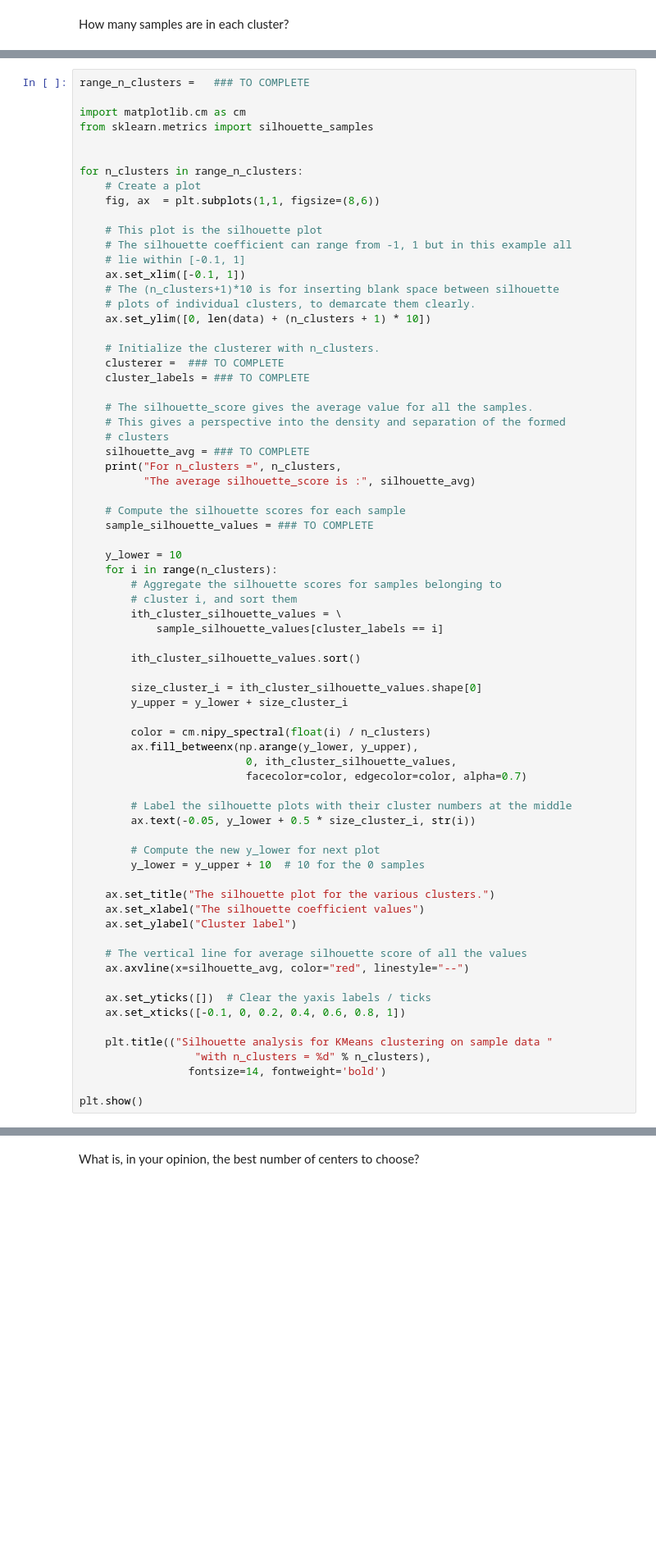
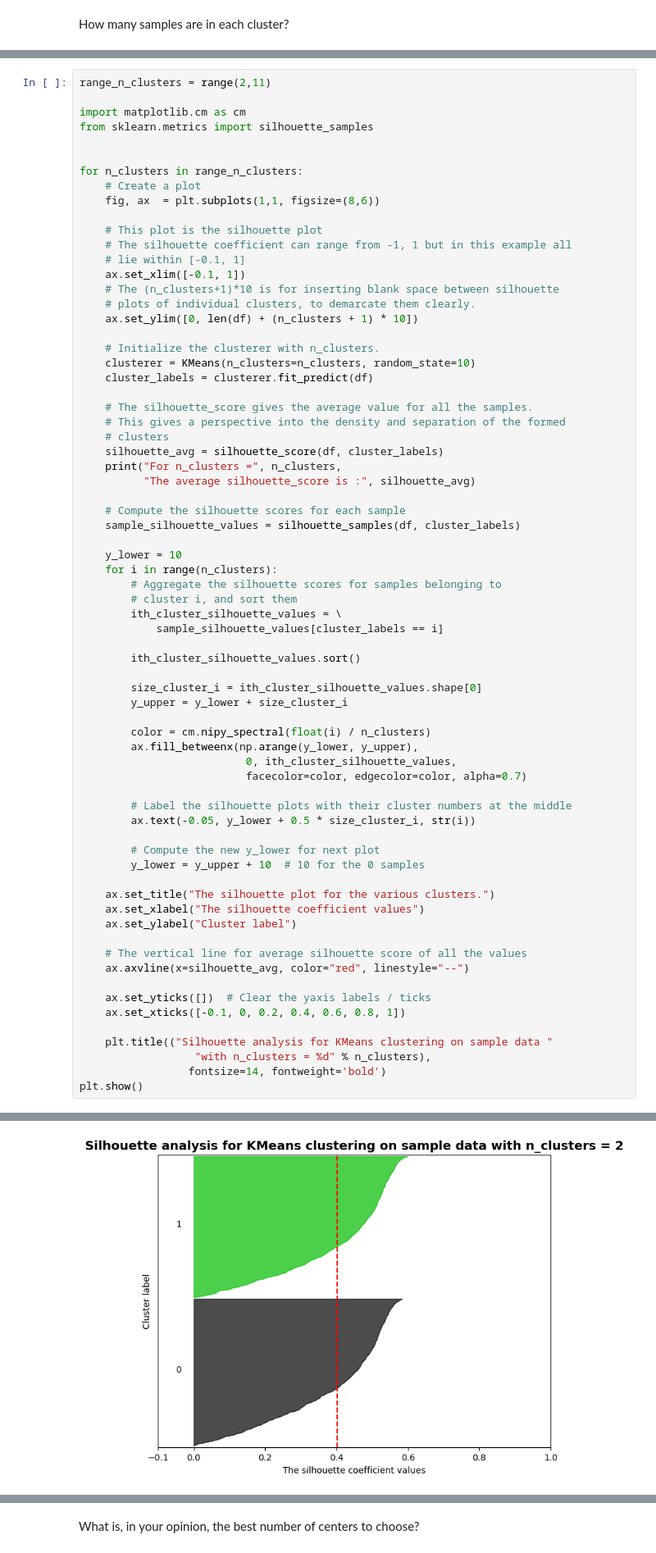
Before and after one commit to minhquangcao/PROJET_ANADON, a Jupyter notebook: TD2_3.ipynb, the cells around one changed output, grey strips where cells are left out. Shown at 82% size. Cells and saved outputs as stored; diff of their text form; blank space fills up the shorter version.

Commit message:
Finish Kmean and Hierarchical clustering

```diff
--- a/TD2_3.ipynb
+++ b/TD2_3.ipynb
@@ -240,7 +224,7 @@ Apply silhouette on a range from 2 to 10 centers, display the average silhouette
 
 Please note that the code below is NOT complete. Fill in the missing parts (they are indicated by ### TO COMPLETE)
 # %%
-range_n_clusters =   ### TO COMPLETE
+range_n_clusters = range(2,11)
 
 import matplotlib.cm as cm
 from sklearn.metrics import silhouette_samples
@@ -256,21 +240,21 @@ for n_clusters in range_n_clusters:
     ax.set_xlim([-0.1, 1])
     # The (n_clusters+1)*10 is for inserting blank space between silhouette
     # plots of individual clusters, to demarcate them clearly.
-    ax.set_ylim([0, len(data) + (n_clusters + 1) * 10])
+    ax.set_ylim([0, len(df) + (n_clusters + 1) * 10])
 
     # Initialize the clusterer with n_clusters.
-    clusterer =  ### TO COMPLETE
-    cluster_labels = ### TO COMPLETE
+    clusterer = KMeans(n_clusters=n_clusters, random_state=10)
+    cluster_labels = clusterer.fit_predict(df)
 
     # The silhouette_score gives the average value for all the samples.
     # This gives a perspective into the density and separation of the formed
     # clusters
-    silhouette_avg = ### TO COMPLETE
+    silhouette_avg = silhouette_score(df, cluster_labels)
     print("For n_clusters =", n_clusters,
           "The average silhouette_score is :", silhouette_avg)
 
     # Compute the silhouette scores for each sample
-    sample_silhouette_values = ### TO COMPLETE
+    sample_silhouette_values = silhouette_samples(df, cluster_labels)
 
     y_lower = 10
     for i in range(n_clusters):
@@ -308,6 +292,5 @@ for n_clusters in range_n_clusters:
     plt.title(("Silhouette analysis for KMeans clustering on sample data "
                   "with n_clusters = %d" % n_clusters),
                  fontsize=14, fontweight='bold')
-
 plt.show()
 # %% [output]
@@ -314,0 +306 @@ SyntaxError: invalid syntax (1371797549.py, line 1)
+[figure, added]
```
Also changed, not shown: parts of 34 cells of this notebook.
